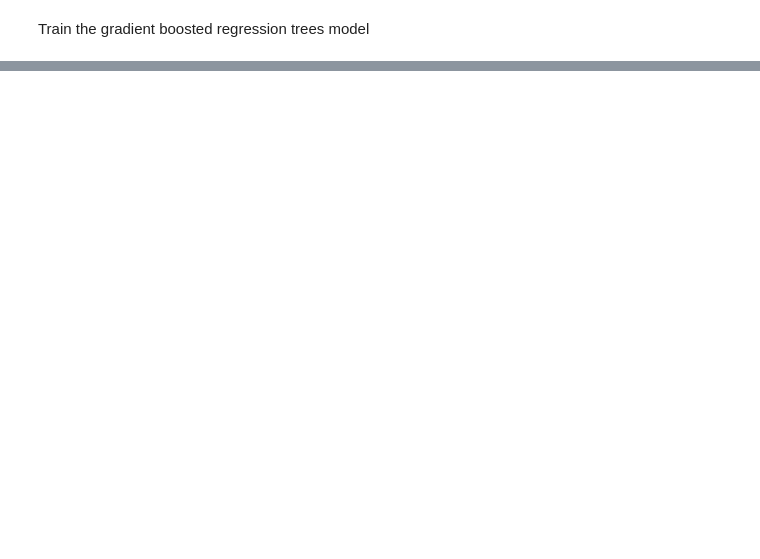
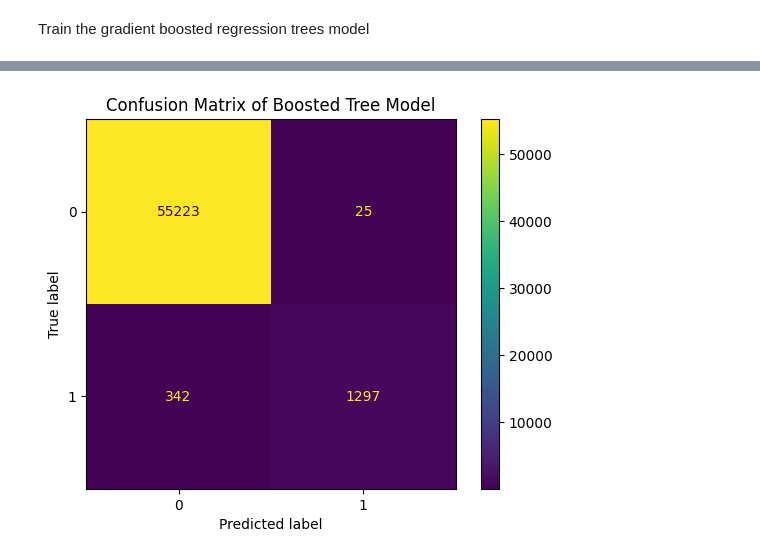
Before and after one commit to z252zhu/Fraud-Detection-on-Financial-Transactions-with-Machine-Learning, a Jupyter notebook: Fraud Detection on Financial Transactions with Machine Learning.ipynb, the cells around one changed output, grey strips where cells are left out. Cells and saved outputs as stored; diff of their text form; code cells hidden in the pictures; blank space fills up the shorter version.

```diff
--- a/Fraud Detection on Financial Transactions with Machine Learning.ipynb
+++ b/Fraud Detection on Financial Transactions with Machine Learning.ipynb
@@ -406,0 +433,9 @@ fraud_data_test_pred.agg(fruad_cnt=('isFraud_predict', 'sum'), total_cnt=('isFra
+# %%
+# Plot the Confusion Matrix to analyze cases: true positive, false positive, true negative, and false nagetive
+cm = confusion_matrix(y_test, y_pred, labels=boosted_tree_model.classes_)
+disp = ConfusionMatrixDisplay(confusion_matrix=cm, display_labels=boosted_tree_model.classes_)
+disp.plot()
+plt.title('Confusion Matrix of Boosted Tree Model')
+plt.show()
+# %% [output]
+[figure, added]
```
Also changed, not shown: parts of 24 cells of this notebook.
